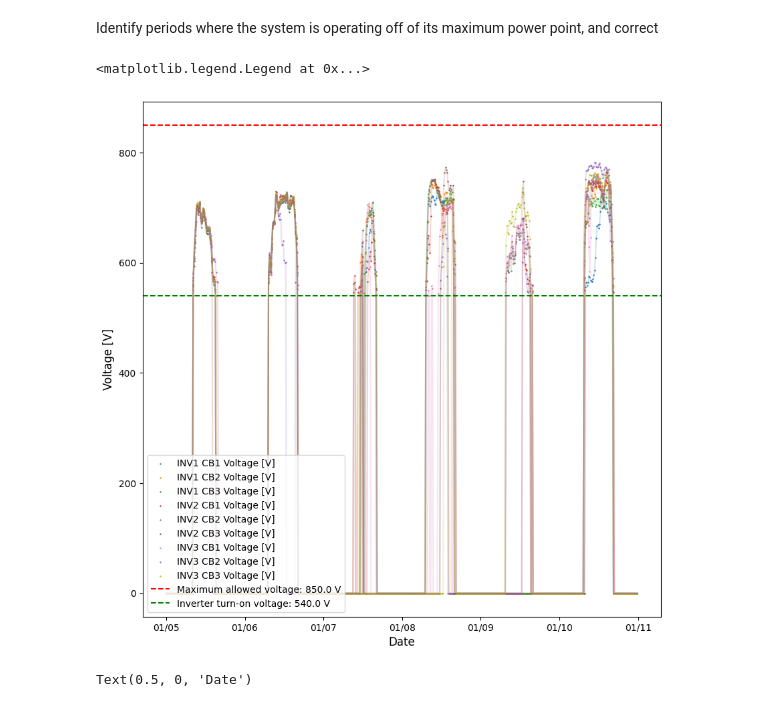
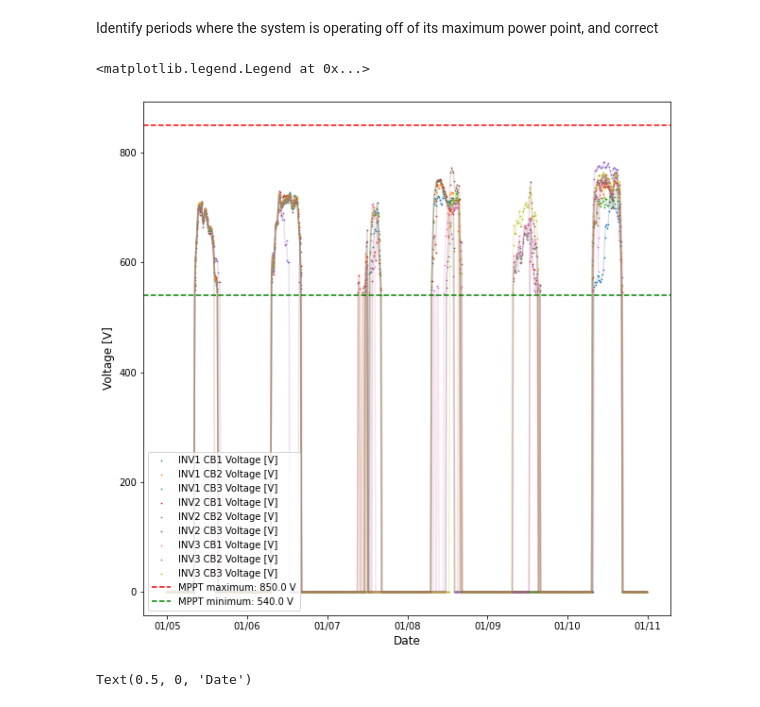
Before and after one commit to eccoope/pv-snow-analysis, a Jupyter notebook: notebook.ipynb, the cells around one changed output. Cells and saved outputs as stored; diff of their text form; code cells hidden in the pictures.

```diff
--- a/notebook.ipynb
+++ b/notebook.ipynb
@@ -13,7 +14,7 @@ from pvanalytics.features.clipping import geometric
 # %% [markdown]
 Define directories
 # %%
-base_dir = os.path.join(os.path.expanduser("~"), 'pv-snow-analysis')
+base_dir = pathlib.Path('.')
 data_dir = os.path.join(base_dir, 'data')
 data_path = os.path.join(data_dir, 'data.csv')
 snow_path = os.path.join(data_dir, 'snow.csv')
@@ -125,12 +126,12 @@ Identify periods where the system is operating off of its maximum power point, a
 ac_power_cols_repeated = ac_power_cols + ac_power_cols + ac_power_cols
 for v, i, a in zip(dc_voltage_cols, dc_current_cols, ac_power_cols_repeated):
 
-    # Data where V > MPPT rating
+    # Data where V > MPPT maximum
     data.loc[(data[v] > float(config['max_dcv'])), v] = np.nan
     data.loc[(data[v] > float(config['max_dcv'])), i] = np.nan
     data.loc[(data[v] > float(config['max_dcv'])), a] = np.nan
 
-    # Data where V < MPPT turn-on voltage
+    # Data where V < MPPT minimum
     data.loc[data[v] < float(config['min_dcv']), v] = 0
     data.loc[data[v] < float(config['min_dcv']), i] = 0
     data.loc[data[v] < float(config['min_dcv']), a] = 0
@@ -140,7 +141,7 @@ for v, i, a in zip(dc_voltage_cols, dc_current_cols, ac_power_cols_repeated):
 
     # Data where inverter is clipping based on AC power
     mask1 = data[a] > float(config['max_ac'])
-    mask2 = geometric(ac_power=data[a], freq='15T')
+    mask2 = clipping.geometric(ac_power=data[a], freq='15T')
     mask3 = np.logical_or(mask1.values, mask2.values)
 
     data.loc[mask3, v] = np.nan
@@ -149,20 +150,20 @@ for v, i, a in zip(dc_voltage_cols, dc_current_cols, ac_power_cols_repeated):
 # %%
 # Plot DC voltage for each combiner input relative to inverter nameplate limits
 
 fig, ax = plt.subplots(figsize=(10,10))
 date_form = DateFormatter("%m/%d")
 ax.xaxis.set_major_formatter(date_form)
 for v in dc_voltage_cols:
     ax.scatter(data.index, data[v], s=0.5, label=v)
     ax.plot(data.index, data[v], alpha=0.2)
-ax.axhline(float(config['max_dcv']), c='r', ls='--', label='Maximum allowed voltage: {} V'.format(config['max_dcv']))
-ax.axhline(float(config['min_dcv']), c='g', ls='--', label='Inverter turn-on voltage: {} V'.format(config['min_dcv']))
+ax.axhline(float(config['max_dcv']), c='r', ls='--', label='MPPT maximum: {} V'.format(config['max_dcv']))
+ax.axhline(float(config['min_dcv']), c='g', ls='--', label='MPPT minimum: {} V'.format(config['min_dcv']))
 ax.set_xlabel('Date', fontsize='large')
 ax.set_ylabel('Voltage [V]', fontsize='large')
 ax.legend(loc='lower left')
 # %% [output]
 <matplotlib.legend.Legend at 0x...>
-[figure, old version]
+[figure, new version]
 # %%
 '''
 Load in and apply horizon profiling created using approach described in [1]
```
Also changed, not shown: parts of 7 cells of this notebook.
